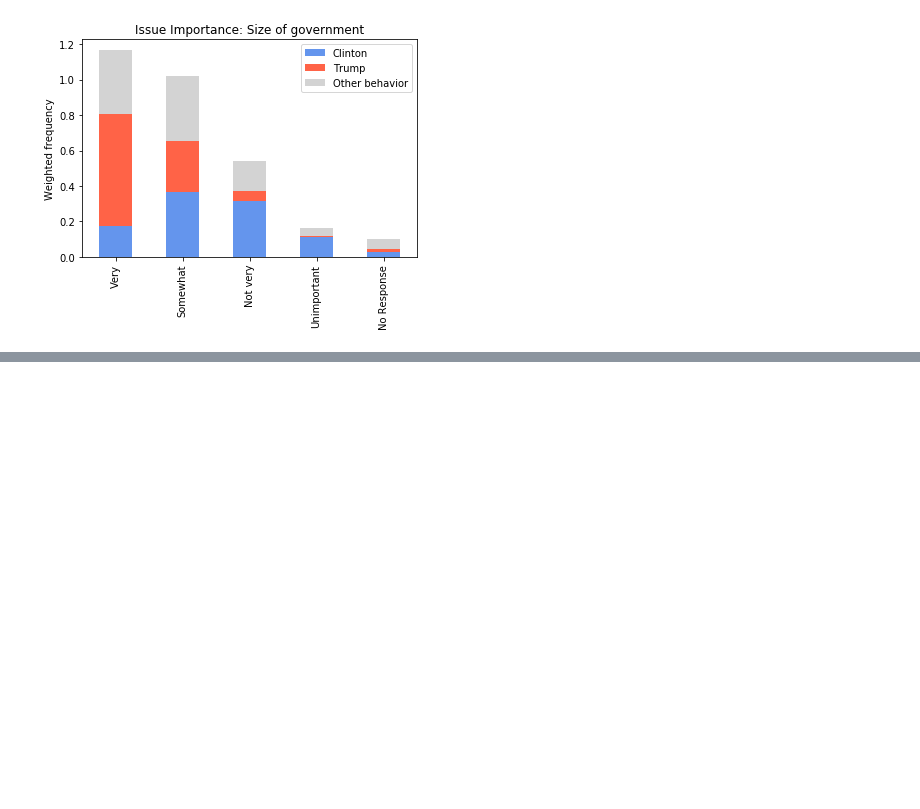
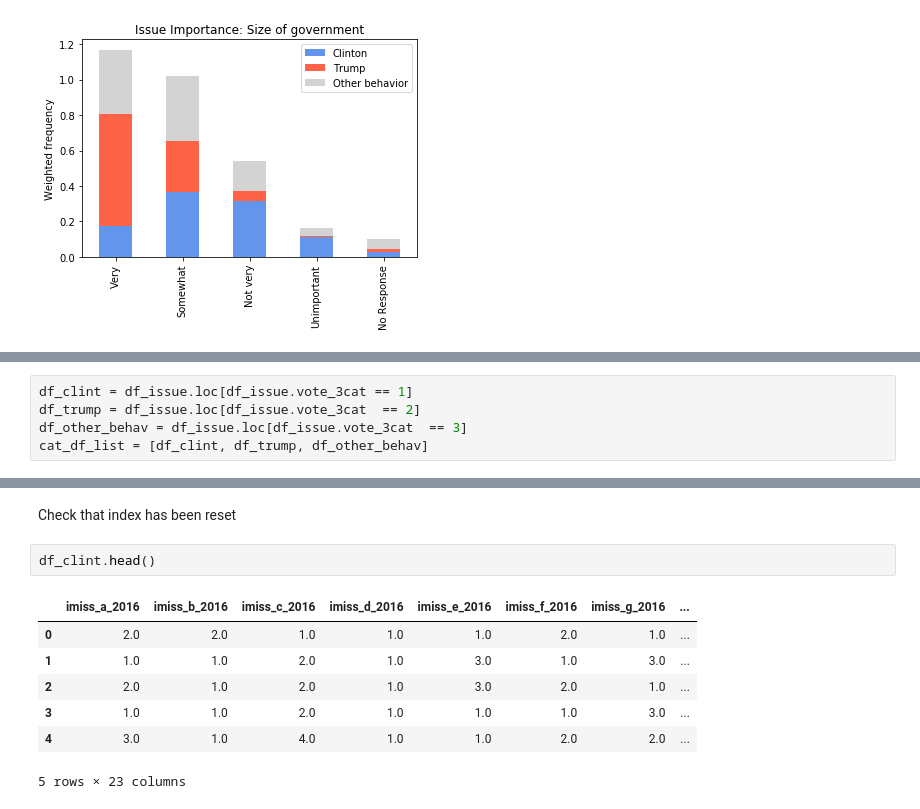
Before and after one commit to ali0003433/predict-by-issue-prioritization, a Jupyter notebook: notebooks/2-al-exploration.ipynb, the cells around one changed output, grey strips where cells are left out. Saved outputs shown, nothing was run; the diff lists cells and outputs as text; blank space fills up the shorter version.

```diff
--- a/notebooks/2-al-exploration.ipynb
+++ b/notebooks/2-al-exploration.ipynb
@@ -402,0 +409,5 @@ plt.show()
+# %%
+df_clint = df_issue.loc[df_issue.vote_3cat == 1]
+df_trump = df_issue.loc[df_issue.vote_3cat  == 2]
+df_other_behav = df_issue.loc[df_issue.vote_3cat  == 3]
+cat_df_list = [df_clint, df_trump, df_other_behav]
@@ -402,0 +439,12 @@ plt.show()
+# %% [markdown]
+Check that index has been reset
+# %%
+df_clint.head()
+# %% [output]
+|  | imiss_a_2016 | imiss_b_2016 | imiss_c_2016 | imiss_d_2016 | imiss_e_2016 | imiss_f_2016 | imiss_g_2016 | ... |
+| 0 | 2.0 | 2.0 | 1.0 | 1.0 | 1.0 | 2.0 | 1.0 | ... |
+| 1 | 1.0 | 1.0 | 2.0 | 1.0 | 3.0 | 1.0 | 3.0 | ... |
+| 2 | 2.0 | 1.0 | 2.0 | 1.0 | 3.0 | 2.0 | 1.0 | ... |
+| 3 | 1.0 | 1.0 | 2.0 | 1.0 | 1.0 | 1.0 | 3.0 | ... |
+| 4 | 3.0 | 1.0 | 4.0 | 1.0 | 1.0 | 2.0 | 2.0 | ... |
+5 rows × 23 columns
```
Also changed, not shown: parts of 15 cells of this notebook, 2 other files.
